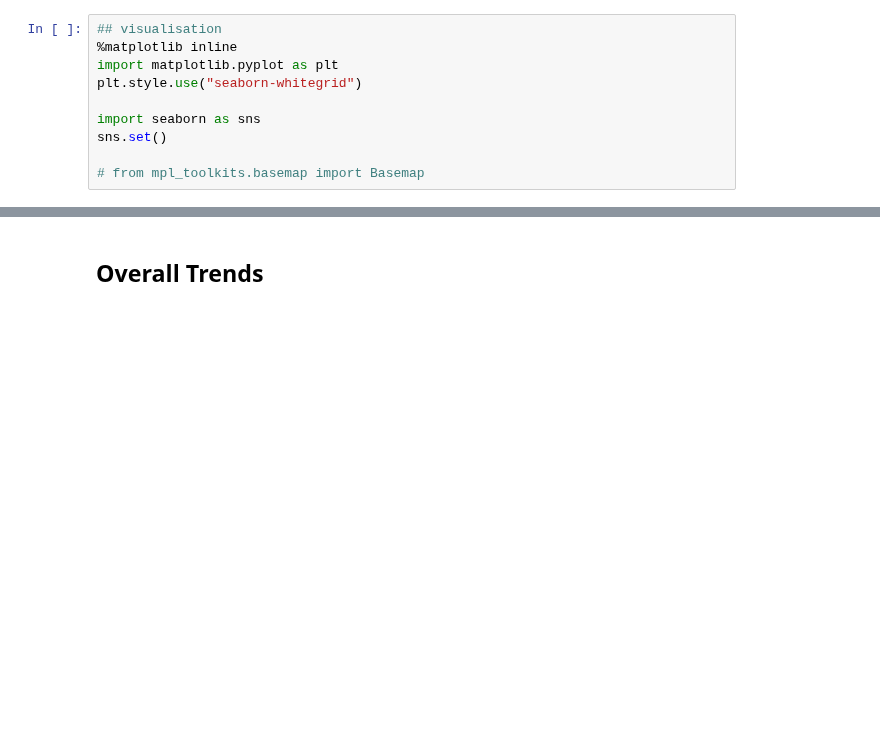
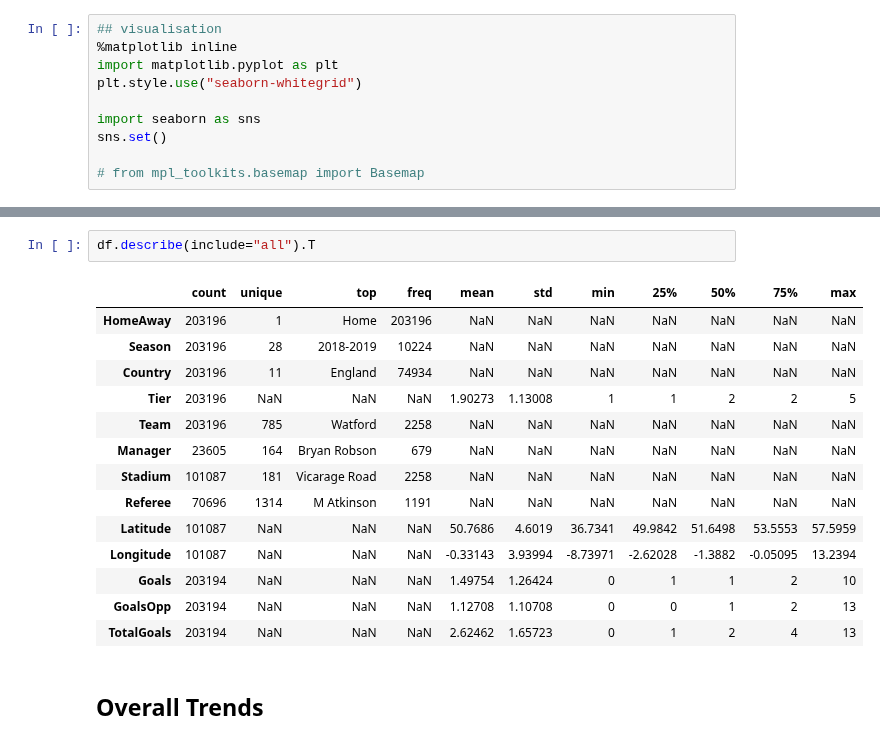
Before and after one commit to deacona/the-ball-is-round, a Jupyter notebook: notebooks/club_01_goals_around_europe.ipynb, the cells around one changed output, grey strips where cells are left out. Drawn from its saved outputs; the diff is of its cells as text; blank space fills up the shorter version.

```diff
--- a/notebooks/club_01_goals_around_europe.ipynb
+++ b/notebooks/club_01_goals_around_europe.ipynb
@@ -21,3 +33,20 @@ df.shape
+# %%
+df.describe(include="all").T
+# %% [output]
+|  | count | unique | top | freq | mean | std | min | 25% | 50% | 75% | max |
+| HomeAway | 203196 | 1 | Home | 203196 | NaN | NaN | NaN | NaN | NaN | NaN | NaN |
+| Season | 203196 | 28 | 2018-2019 | 10224 | NaN | NaN | NaN | NaN | NaN | NaN | NaN |
+| Country | 203196 | 11 | England | 74934 | NaN | NaN | NaN | NaN | NaN | NaN | NaN |
+| Tier | 203196 | NaN | NaN | NaN | 1.90273 | 1.13008 | 1 | 1 | 2 | 2 | 5 |
+| Team | 203196 | 785 | Watford | 2258 | NaN | NaN | NaN | NaN | NaN | NaN | NaN |
+| Manager | 23605 | 164 | Bryan Robson | 679 | NaN | NaN | NaN | NaN | NaN | NaN | NaN |
+| Stadium | 101087 | 181 | Vicarage Road | 2258 | NaN | NaN | NaN | NaN | NaN | NaN | NaN |
+| Referee | 70696 | 1314 | M Atkinson | 1191 | NaN | NaN | NaN | NaN | NaN | NaN | NaN |
+| Latitude | 101087 | NaN | NaN | NaN | 50.7686 | 4.6019 | 36.7341 | 49.9842 | 51.6498 | 53.5553 | 57.5959 |
+| Longitude | 101087 | NaN | NaN | NaN | -0.33143 | 3.93994 | -8.73971 | -2.62028 | -1.3882 | -0.05095 | 13.2394 |
+| Goals | 203194 | NaN | NaN | NaN | 1.49754 | 1.26424 | 0 | 1 | 1 | 2 | 10 |
+| GoalsOpp | 203194 | NaN | NaN | NaN | 1.12708 | 1.10708 | 0 | 0 | 1 | 2 | 13 |
+| TotalGoals | 203194 | NaN | NaN | NaN | 2.62462 | 1.65723 | 0 | 1 | 2 | 4 | 13 |
 # %% [markdown]
 ## Overall Trends
 # %%
```
Also changed, not shown: parts of 7 cells of this notebook.
